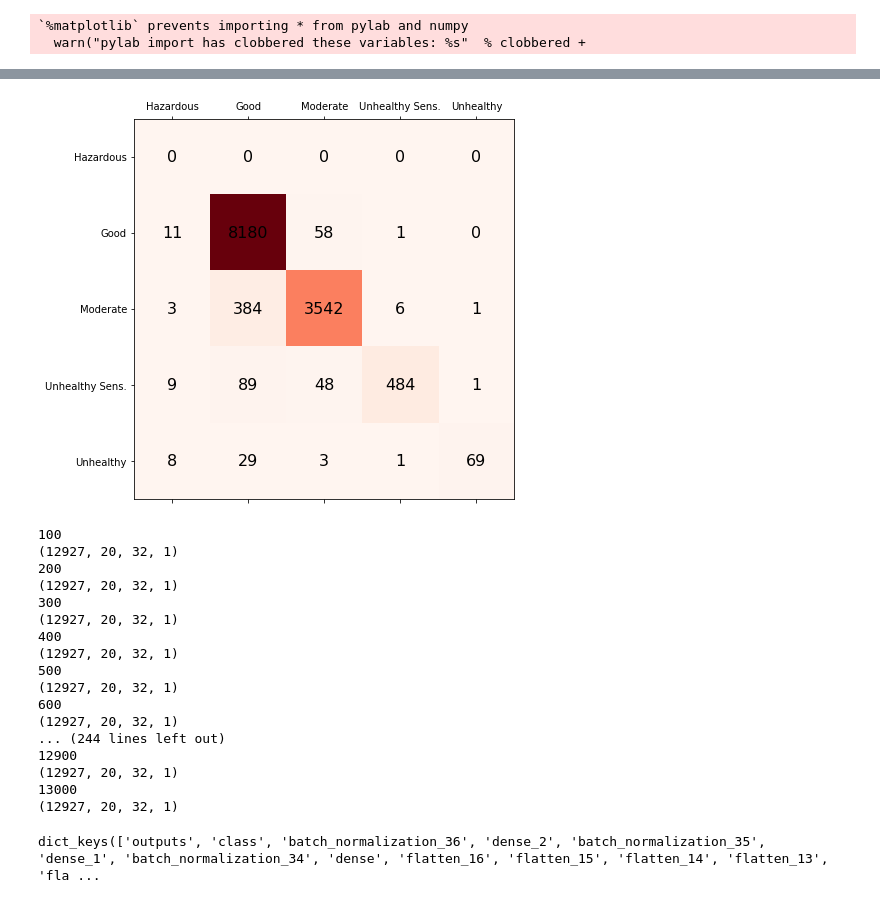
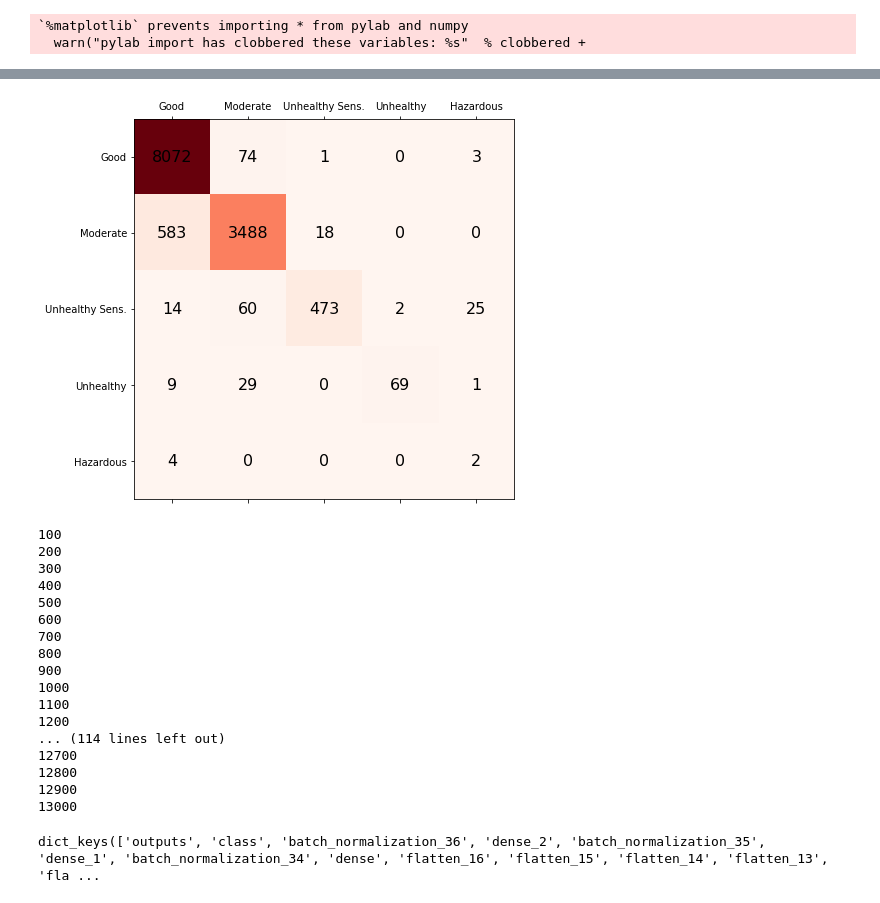
Before and after one commit to rcjackson/opencrums, a Jupyter notebook: notebooks/LayerwiseRelevancePropogation.ipynb, the cells around one changed output, grey strips where cells are left out. Cells and saved outputs as stored; diff of their text form; code cells hidden in the pictures.

```diff
--- a/notebooks/LayerwiseRelevancePropogation.ipynb
+++ b/notebooks/LayerwiseRelevancePropogation.ipynb
@@ -241,7 +227,7 @@ def load_data(species):
     classification = np.array(list(map(get_air_now_label, times)))
     where_valid = np.isfinite(classification)
     inputs = inputs[where_valid, :, :, :]
-    classification = classification[where_valid]
+    classification = classification[where_valid] - 1
     times = times[where_valid]
     print(times.shape, classification.shape)
     y = np.concatenate([tf.one_hot(classification, 5).numpy(), times[:, np.newaxis]], axis=1)
@@ -305,15 +291,15 @@ matrix = confusion_matrix(y_predicts, y_tests)
 # %%
 #matrix[matrix == 0] = np.nan
 fig = plt.figure(figsize=(7,7))
 ax = plt.axes()
 ax.matshow(matrix, cmap='Reds')
 for (i, j), z in np.ndenumerate(matrix):
     ax.text(j, i, '{:d}'.format(int(z)), ha='center', va='center', color='k', fontsize=16)
-ax.set_xticklabels(['', 'Hazardous', 'Good', 'Moderate', 'Unhealthy Sens.', 'Unhealthy'])
-ax.set_yticklabels(['', 'Hazardous', 'Good', 'Moderate', 'Unhealthy Sens.', 'Unhealthy'])
+ax.set_xticklabels(['', 'Good', 'Moderate', 'Unhealthy Sens.', 'Unhealthy', 'Hazardous'])
+ax.set_yticklabels(['', 'Good', 'Moderate', 'Unhealthy Sens.', 'Unhealthy', 'Hazardous'])
 fig.savefig('confusion_matrix_aqi.png')
 # %% [output]
-[figure, old version]
+[figure, new version]
 # %%
 def slice_input_ds(x: dict, y, t, start, end):
     x_new = {}
@@ -327,29 +313,28 @@ lrp = LayerwiseRelevancePropogation(my_model)
 for i in range(0, y_test.shape[0], 100):
     print(i + 100)
     x_slice, y_slice, t_slice = slice_input_ds(x_ds_test, y_test, t_test, i, i + 100)
-    print(x_ds_test['input_SO4MASS'].shape)
     relevance = lrp.calc_relevance(x_slice, y_slice)
     relevance['time'] = t_slice
     with open('relevance%d.pickle' % i, mode='wb') as f:
         pickle.dump(relevance, f)
 # %% [output]
 100
-(12927, 20, 32, 1)
 200
-(12927, 20, 32, 1)
 300
-(12927, 20, 32, 1)
 400
-(12927, 20, 32, 1)
 500
-(12927, 20, 32, 1)
 600
-(12927, 20, 32, 1)
-... (244 lines left out)
+700
+800
+900
+1000
+1100
+1200
+... (114 lines left out)
+12700
+12800
 12900
-(12927, 20, 32, 1)
 13000
-(12927, 20, 32, 1)
 # %%
 relevance.keys()
 # %% [output]
```
Also changed, not shown: parts of 3 cells of this notebook, 19 other files.
